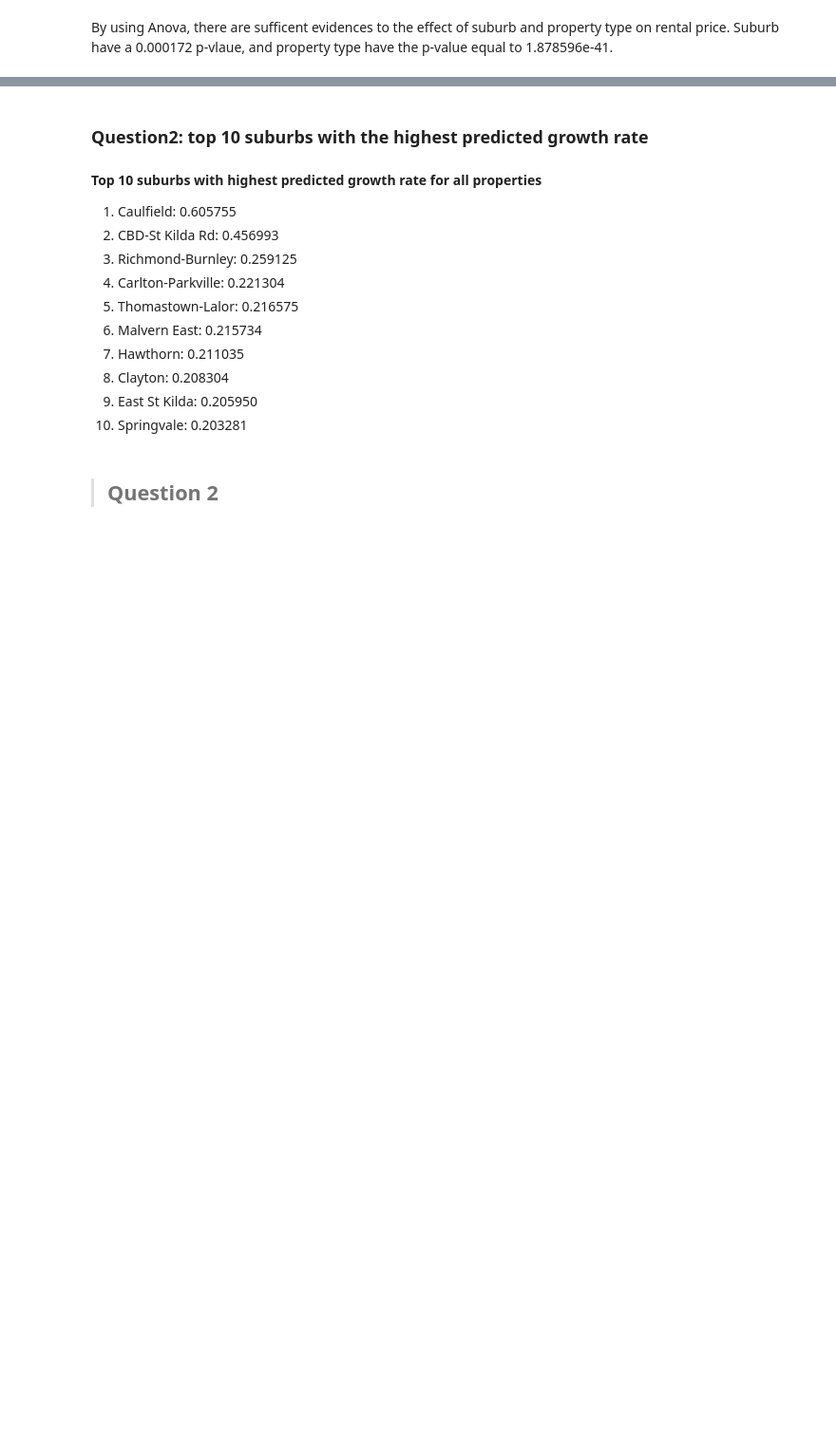
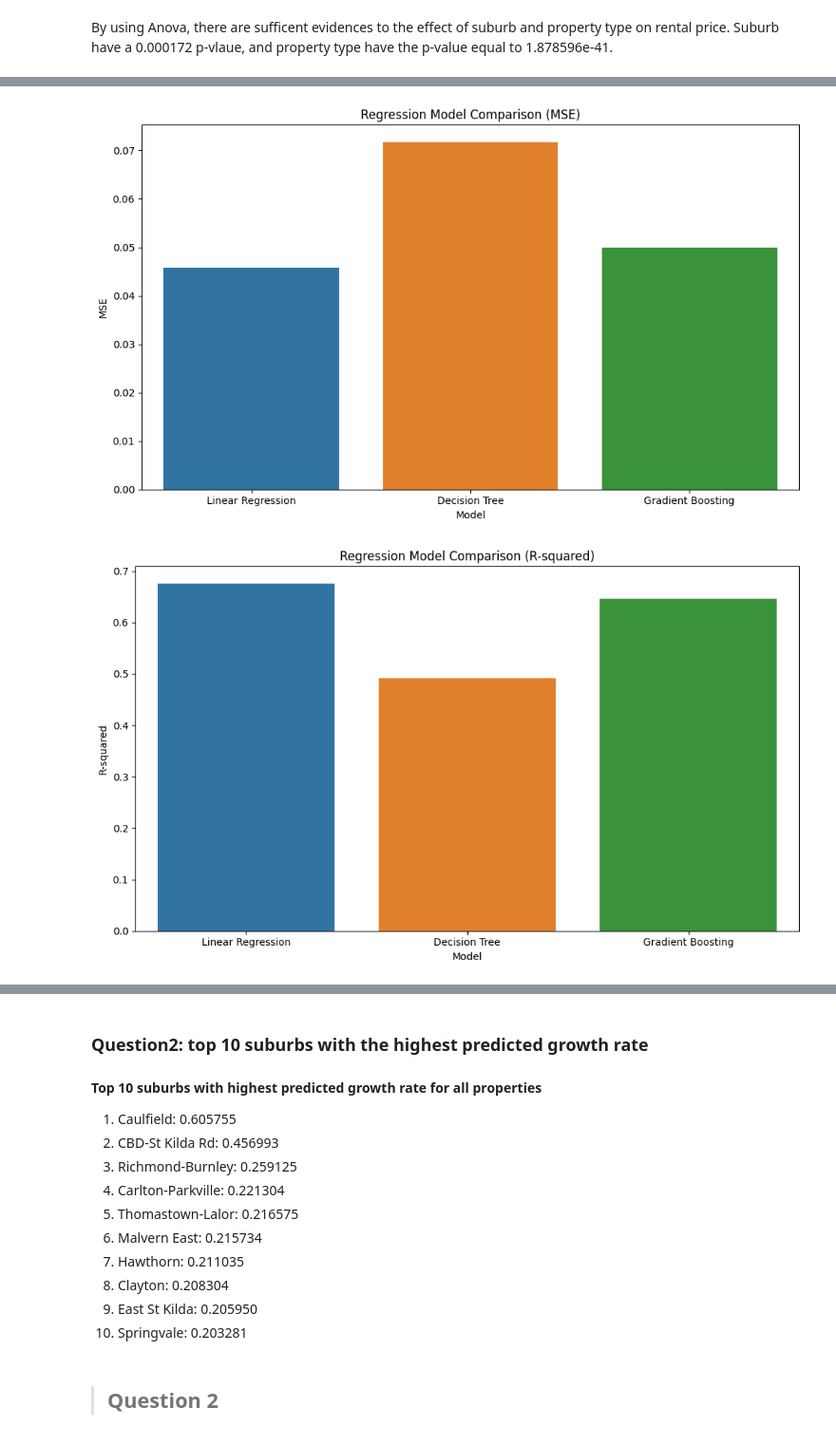
Before and after one commit to MAST30034-AppliedDataScience/project-2-group-real-estate-industry-project-27, a Jupyter notebook: notebooks/summary.ipynb, the cells around one changed output, grey strips where cells are left out. Shown at 95% size. Cells and saved outputs as stored; diff of their text form; code cells hidden in the pictures; blank space fills up the shorter version.

```diff
--- a/notebooks/summary.ipynb
+++ b/notebooks/summary.ipynb
@@ -89,0 +359,38 @@ Suburb have a 0.000172 p-vlaue, and property type have the p-value equal to 1.87
+# %%
+import matplotlib.pyplot as plt
+import seaborn as sns
+
+# Plotting the regression model comparison
+plt.figure(figsize=(10, 6))
+sns.barplot(x="Model", y="MSE", data=regression_comparison, hue="Model")
+plt.title("Regression Model Comparison (MSE)")
+plt.tight_layout()
+plt.show()
+
+plt.figure(figsize=(10, 6))
+sns.barplot(x="Model", y="R-squared", data=regression_comparison, hue="Model")
+plt.title("Regression Model Comparison (R-squared)")
+plt.tight_layout()
+plt.show()
+
+# Plotting the classification model comparison
+plt.figure(figsize=(10, 6))
+sns.barplot(x="Model", y="Accuracy", data=classification_comparison, hue="Model")
+plt.title("Classification Model Comparison (Accuracy)")
+plt.tight_layout()
+plt.show()
+
+plt.figure(figsize=(10, 6))
+sns.barplot(x="Model", y="Precision (Weighted Avg)", data=classification_comparison, hue="Model")
+plt.title("Classification Model Comparison (Precision - Weighted Avg)")
+plt.tight_layout()
+plt.show()
+
+plt.figure(figsize=(10, 6))
+sns.barplot(x="Model", y="Recall (Weighted Avg)", data=classification_comparison, hue="Model")
+plt.title("Classification Model Comparison (Recall - Weighted Avg)")
+plt.tight_layout()
+plt.show()
+# %% [output]
+[figure, added]
+[figure, added]
```
Also changed, not shown: parts of 10 cells of this notebook.
